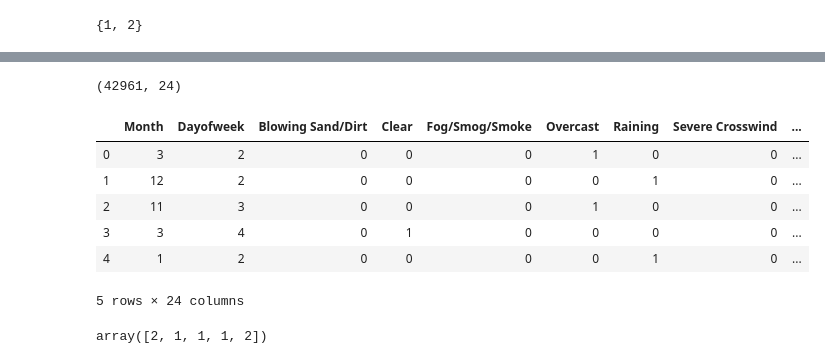
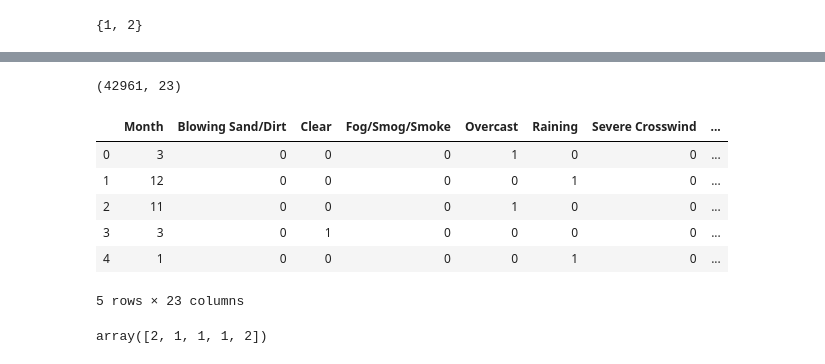
Before and after one commit to fabelperez/DataScienceCapstoneRepo, a Jupyter notebook: applieddscapstone.ipynb, the cells around one changed output, grey strips where cells are left out. Saved outputs shown, nothing was run; the diff lists cells and outputs as text; code cells hidden in the pictures.

```diff
--- a/applieddscapstone.ipynb
+++ b/applieddscapstone.ipynb
@@ -163,23 +148,23 @@ df.head()
 | 3 | 1 | 4 | Clear | Dry | Daylight | 2013-03-29 | 09:26:00 | 3 | 4 |
 | 4 | 2 | 5 | Raining | Wet | Daylight | 2004-01-28 | 08:04:00 | 1 | 2 |
 # %%
-Feature2 = pd.concat([df[["Month", "Dayofweek"]],\
+Feature2 = pd.concat([df[["Month"]],\
                      pd.get_dummies(df['WEATHER']),\
                      pd.get_dummies(df['ROADCOND']),\
                      pd.get_dummies(df['LIGHTCOND'])],\
                      axis=1)
 X = Feature2
 print(X.shape)
 X.head()
 # %% [output]
-(42961, 24)
+(42961, 23)
-|  | Month | Dayofweek | Blowing Sand/Dirt | Clear | Fog/Smog/Smoke | Overcast | Raining | Severe Crosswind | ... |
-| 0 | 3 | 2 | 0 | 0 | 0 | 1 | 0 | 0 | ... |
-| 1 | 12 | 2 | 0 | 0 | 0 | 0 | 1 | 0 | ... |
-| 2 | 11 | 3 | 0 | 0 | 0 | 1 | 0 | 0 | ... |
-| 3 | 3 | 4 | 0 | 1 | 0 | 0 | 0 | 0 | ... |
-| 4 | 1 | 2 | 0 | 0 | 0 | 0 | 1 | 0 | ... |
+|  | Month | Blowing Sand/Dirt | Clear | Fog/Smog/Smoke | Overcast | Raining | Severe Crosswind | ... |
+| 0 | 3 | 0 | 0 | 0 | 1 | 0 | 0 | ... |
+| 1 | 12 | 0 | 0 | 0 | 0 | 1 | 0 | ... |
+| 2 | 11 | 0 | 0 | 0 | 1 | 0 | 0 | ... |
+| 3 | 3 | 0 | 1 | 0 | 0 | 0 | 0 | ... |
+| 4 | 1 | 0 | 0 | 0 | 0 | 1 | 0 | ... |
-5 rows × 24 columns
+5 rows × 23 columns
 # %%
 y = df['SEVERITYCODE'].values
 y[0:5]
```
Also changed, not shown: parts of 30 cells of this notebook.
